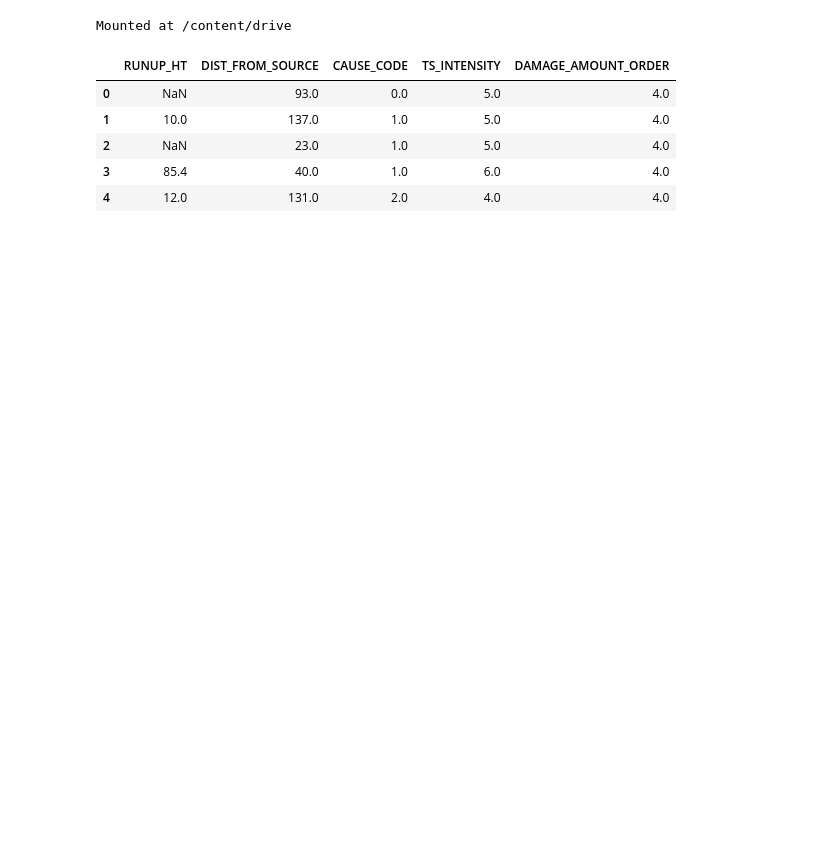
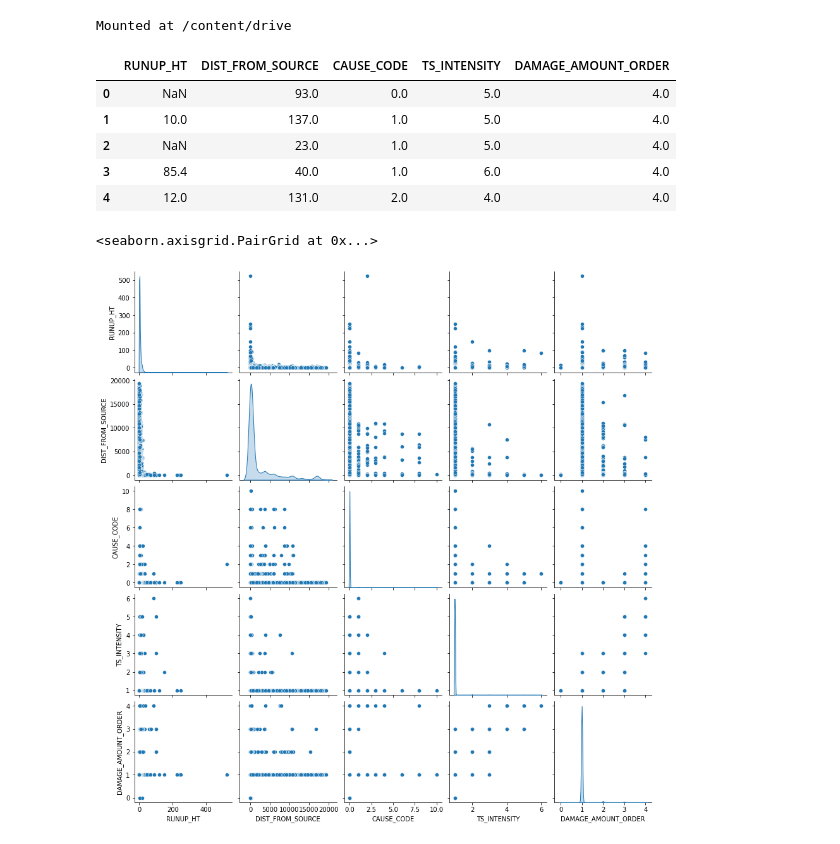
Before and after one commit to kyin99/NSAC-CyberScape, a Jupyter notebook: flood_of_ideas_(final).ipynb, the cells around one changed output. Saved outputs shown, nothing was run; the diff lists cells and outputs as text; code cells hidden in the pictures; blank space fills up the shorter version.

```diff
--- a/flood_of_ideas_(final).ipynb
+++ b/flood_of_ideas_(final).ipynb
@@ -33,3 +33,8 @@ train_features = train_dataset.copy()
 train_labels = train_features.pop('DAMAGE_AMOUNT_ORDER')
 test_features = test_dataset.copy()
 test_labels = test_features.pop('DAMAGE_AMOUNT_ORDER')
+# %%
+sns.pairplot(train_dataset[['RUNUP_HT','DIST_FROM_SOURCE','CAUSE_CODE','TS_INTENSITY','DAMAGE_AMOUNT_ORDER']], diag_kind='kde')
+# %% [output]
+<seaborn.axisgrid.PairGrid at 0x...>
+[figure, added]
```
